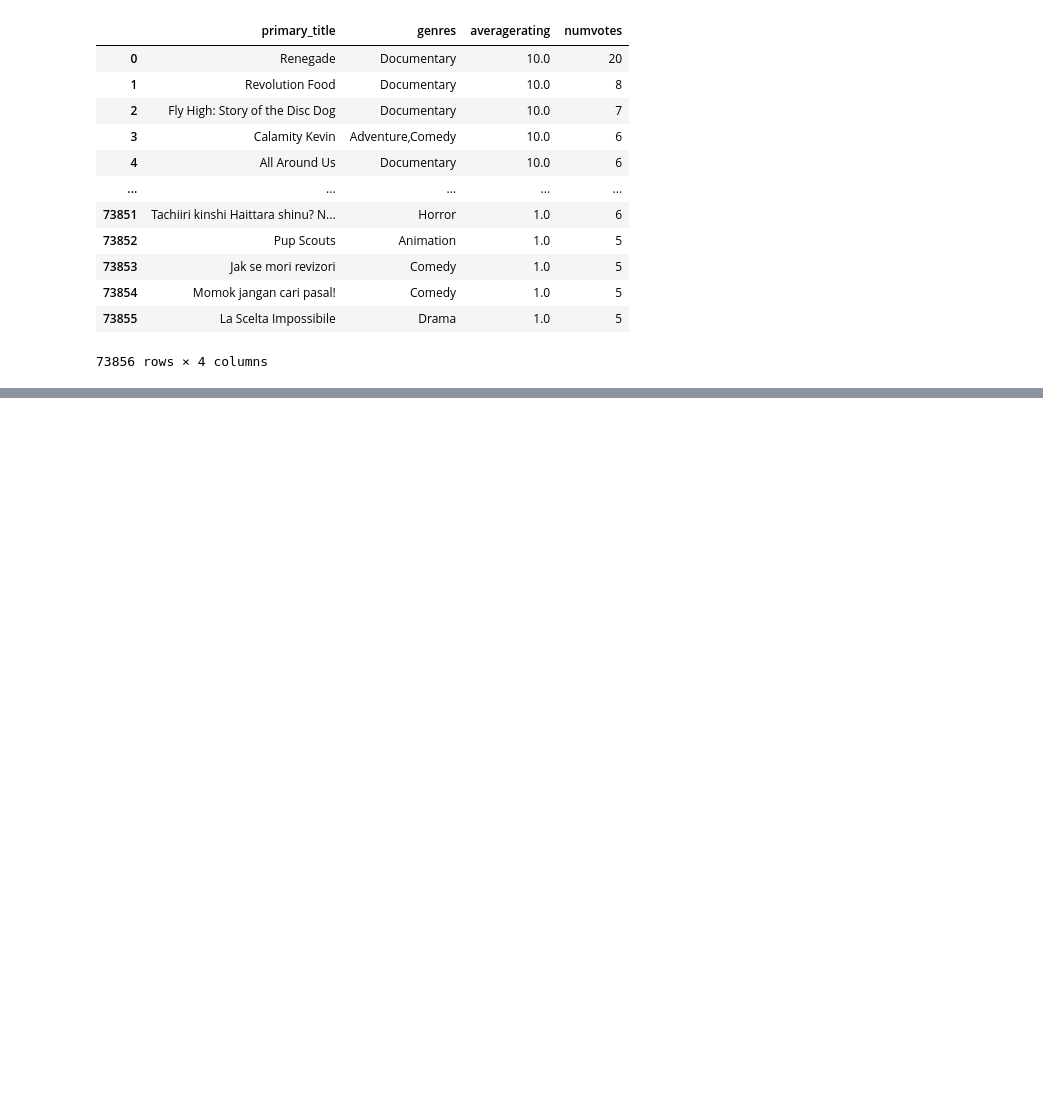
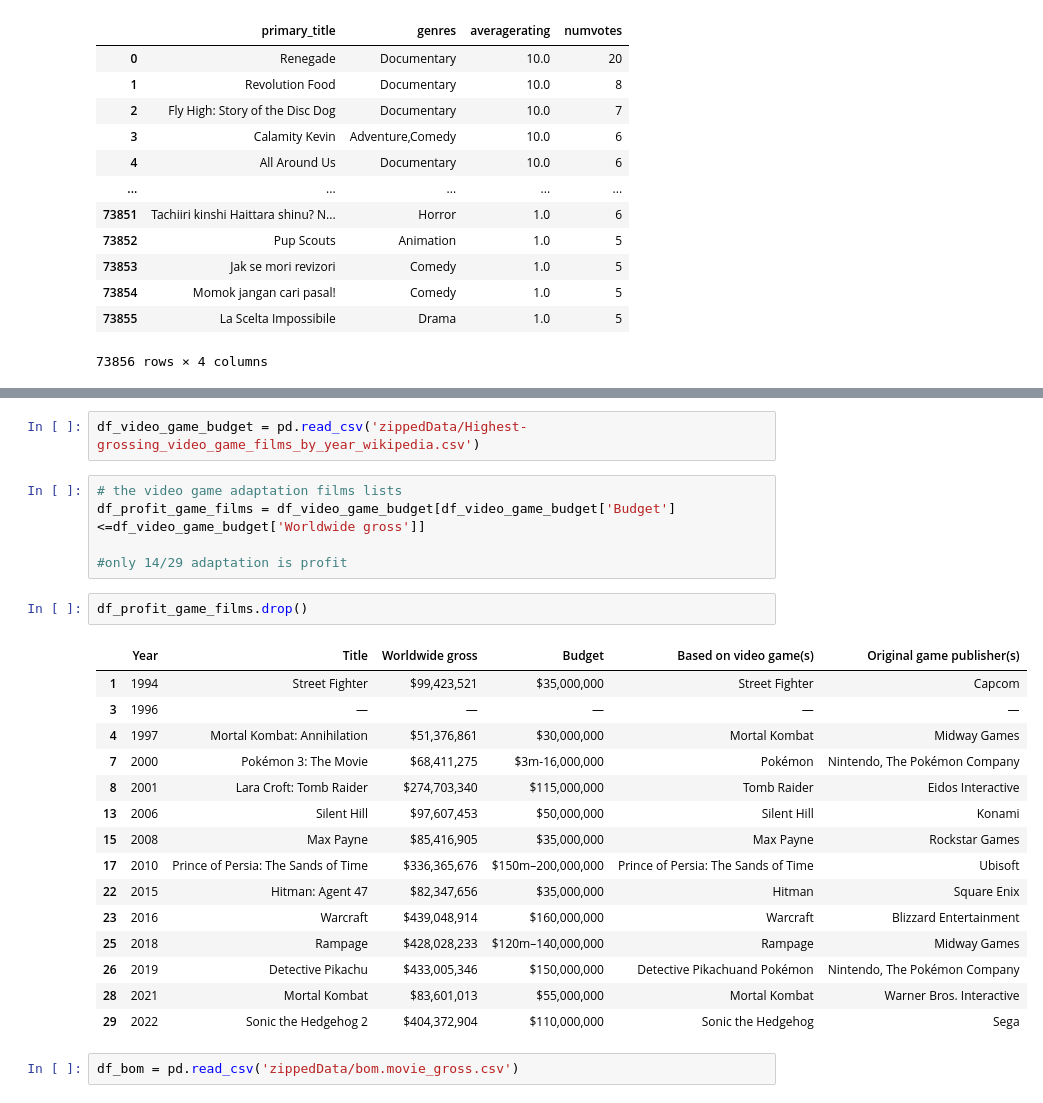
Before and after one commit to learn-co-curriculum/dsc-phase-1-project-v2-4, a Jupyter notebook: Understanding movie data.ipynb, the cells around one changed output, grey strips where cells are left out. Saved outputs shown, nothing was run; the diff lists cells and outputs as text; blank space fills up the shorter version.

```diff
--- a/Understanding movie data.ipynb
+++ b/Understanding movie data.ipynb
@@ -49,0 +178,27 @@ jdjdjdjdjd
+# %%
+df_video_game_budget = pd.read_csv('zippedData/Highest-grossing_video_game_films_by_year_wikipedia.csv')
+# %%
+# the video game adaptation films lists
+df_profit_game_films = df_video_game_budget[df_video_game_budget['Budget']<=df_video_game_budget['Worldwide gross']]
+
+#only 14/29 adaptation is profit
+# %%
+df_profit_game_films.drop()
+# %% [output]
+|  | Year | Title | Worldwide gross | Budget | Based on video game(s) | Original game publisher(s) |
+| 1 | 1994 | Street Fighter | $99,423,521 | $35,000,000 | Street Fighter | Capcom |
+| 3 | 1996 | — | — | — | — | — |
+| 4 | 1997 | Mortal Kombat: Annihilation | $51,376,861 | $30,000,000 | Mortal Kombat | Midway Games |
+| 7 | 2000 | Pokémon 3: The Movie | $68,411,275 | $3m-16,000,000 | Pokémon | Nintendo, The Pokémon Company |
+| 8 | 2001 | Lara Croft: Tomb Raider | $274,703,340 | $115,000,000 | Tomb Raider | Eidos Interactive |
+| 13 | 2006 | Silent Hill | $97,607,453 | $50,000,000 | Silent Hill | Konami |
+| 15 | 2008 | Max Payne | $85,416,905 | $35,000,000 | Max Payne | Rockstar Games |
+| 17 | 2010 | Prince of Persia: The Sands of Time | $336,365,676 | $150m–200,000,000 | Prince of Persia: The Sands of Time | Ubisoft |
+| 22 | 2015 | Hitman: Agent 47 | $82,347,656 | $35,000,000 | Hitman | Square Enix |
+| 23 | 2016 | Warcraft | $439,048,914 | $160,000,000 | Warcraft | Blizzard Entertainment |
+| 25 | 2018 | Rampage | $428,028,233 | $120m–140,000,000 | Rampage | Midway Games |
+| 26 | 2019 | Detective Pikachu | $433,005,346 | $150,000,000 | Detective Pikachuand Pokémon | Nintendo, The Pokémon Company |
+| 28 | 2021 | Mortal Kombat | $83,601,013 | $55,000,000 | Mortal Kombat | Warner Bros. Interactive |
+| 29 | 2022 | Sonic the Hedgehog 2 | $404,372,904 | $110,000,000 | Sonic the Hedgehog | Sega |
+# %%
+df_bom = pd.read_csv('zippedData/bom.movie_gross.csv')
```
Also changed, not shown: parts of 19 cells of this notebook.
